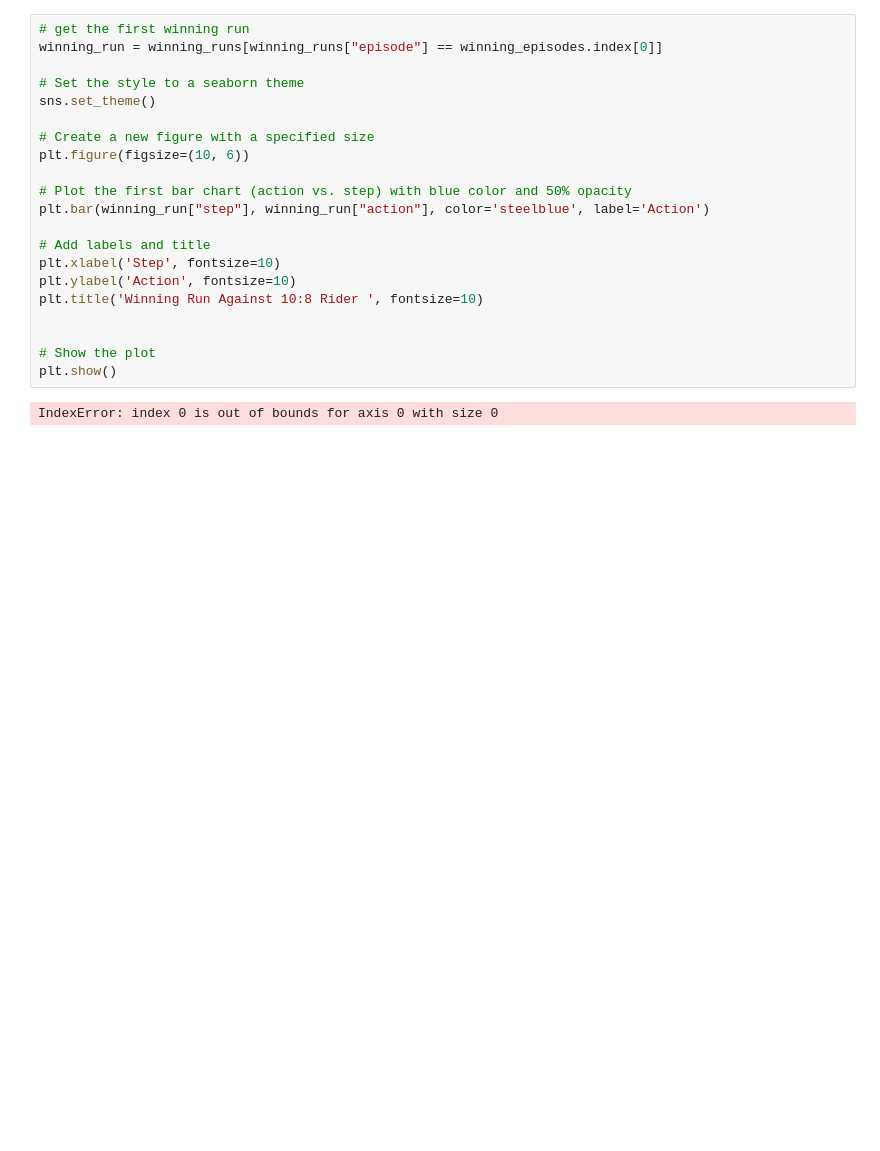
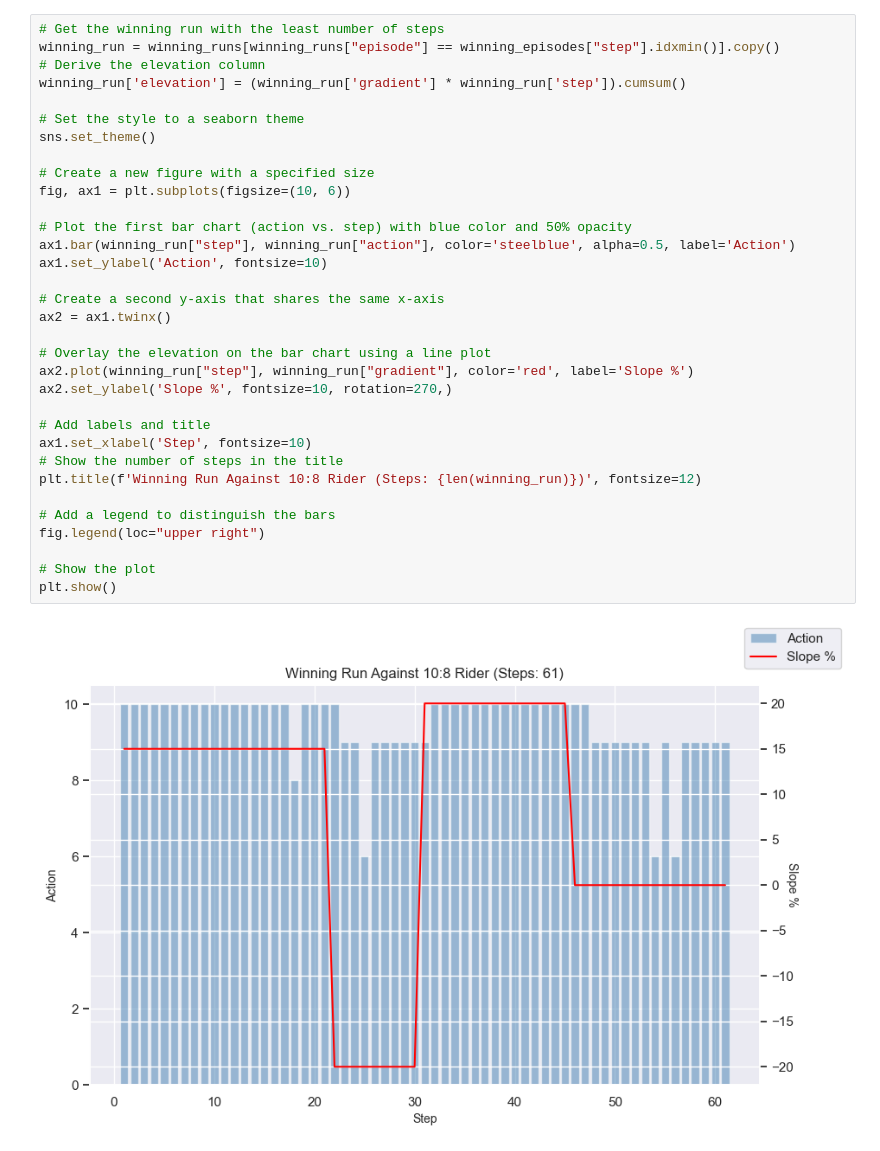
Before and after one commit to Bryce-Davidson/bike-simulation-RL-agent, a Jupyter notebook: plots/DDQN_actions.ipynb, the cells around one changed output. Drawn from its saved outputs; the diff is of its cells as text; blank space fills up the shorter version.

```diff
--- a/plots/DDQN_actions.ipynb
+++ b/plots/DDQN_actions.ipynb
@@ -42,23 +42,35 @@ Found 0 winning episodes
 # %%
-# get the first winning run
-winning_run = winning_runs[winning_runs["episode"] == winning_episodes.index[0]]
+# Get the winning run with the least number of steps
+winning_run = winning_runs[winning_runs["episode"] == winning_episodes["step"].idxmin()].copy()
+# Derive the elevation column
+winning_run['elevation'] = (winning_run['gradient'] * winning_run['step']).cumsum()
 
 # Set the style to a seaborn theme
 sns.set_theme()
 
 # Create a new figure with a specified size
-plt.figure(figsize=(10, 6))
+fig, ax1 = plt.subplots(figsize=(10, 6))
 
 # Plot the first bar chart (action vs. step) with blue color and 50% opacity
-plt.bar(winning_run["step"], winning_run["action"], color='steelblue', label='Action')
+ax1.bar(winning_run["step"], winning_run["action"], color='steelblue', alpha=0.5, label='Action')
+ax1.set_ylabel('Action', fontsize=10)
+
+# Create a second y-axis that shares the same x-axis
+ax2 = ax1.twinx()
+
+# Overlay the elevation on the bar chart using a line plot
+ax2.plot(winning_run["step"], winning_run["gradient"], color='red', label='Slope %')
+ax2.set_ylabel('Slope %', fontsize=10, rotation=270,)
 
 # Add labels and title
-plt.xlabel('Step', fontsize=10)
-plt.ylabel('Action', fontsize=10)
-plt.title('Winning Run Against 10:8 Rider ', fontsize=10)
+ax1.set_xlabel('Step', fontsize=10)
+# Show the number of steps in the title
+plt.title(f'Winning Run Against 10:8 Rider (Steps: {len(winning_run)})', fontsize=12)
 
+# Add a legend to distinguish the bars
+fig.legend(loc="upper right")
 
 # Show the plot
 plt.show()
 # %% [output]
-IndexError: index 0 is out of bounds for axis 0 with size 0
+[figure, added]
```
Also changed, not shown: parts of 2 cells of this notebook, 8 other files.
